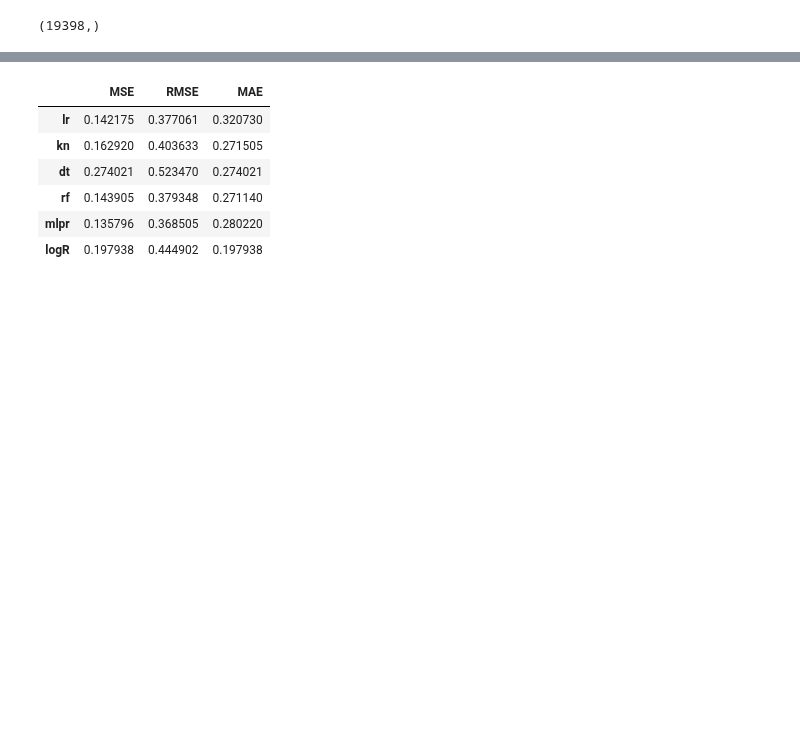
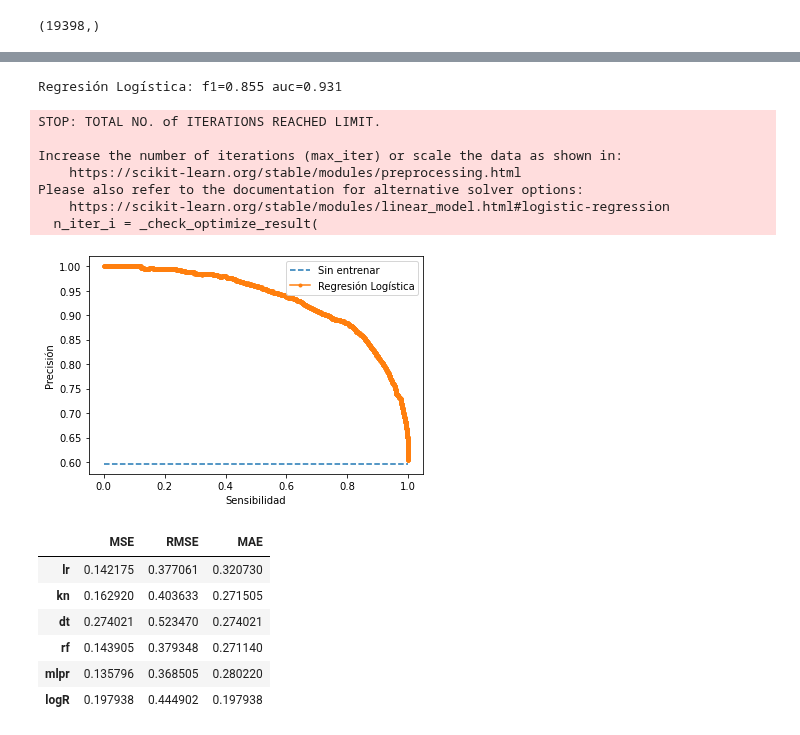
Before and after one commit to robertomanzanolopez/nba_statistics_prediction, a Jupyter notebook: data_exploration.ipynb, the cells around one changed output, grey strips where cells are left out. Drawn from its saved outputs; the diff is of its cells as text; code cells hidden in the pictures; blank space fills up the shorter version.

```diff
--- a/data_exploration.ipynb
+++ b/data_exploration.ipynb
@@ -81,3 +128,39 @@ acc: 0.802     recall: 0.861     precision:0.818     f1:0.839     auc:0.883
+# %%
+def evaluate_Precision_Sensibilidad(estimator, data, target):
+
+    X_train, X_test, y_train, y_test = train_test_split(data,target)
+
+    estimator.fit(X_train, y_train)
+    y_hat = estimator.predict(X_test)
+    probs = estimator.predict_proba(X_test)[:,1]
+
+
+    lr_precision, lr_recall, _ = precision_recall_curve(y_test, probs)
+    lr_f1, lr_auc = f1_score(y_test, y_hat), auc(lr_recall, lr_precision)
+    # Resumimos s
+    print('Regresión Logística: f1=%.3f auc=%.3f' % (lr_f1, lr_auc))
+    # plot the precision-recall curves
+    no_skill = len(y_test[y_test==1]) / len(y_test)
+    plt.plot([0, 1], [no_skill, no_skill], linestyle='--', label='Sin entrenar')
+    plt.plot(lr_recall, lr_precision, marker='.', label='Regresión Logística')
+    #Etiquetas de ejes
+    plt.xlabel('Sensibilidad')
+    plt.ylabel('Precisión')
+    plt.legend()
+    plt.show()
+
+logR = LogisticRegression()
+evaluateSP(logR, data, target)
+# %% [output]
+Regresión Logística: f1=0.855 auc=0.931
+STOP: TOTAL NO. of ITERATIONS REACHED LIMIT.
+
+Increase the number of iterations (max_iter) or scale the data as shown in:
+    https://scikit-learn.org/stable/modules/preprocessing.html
+Please also refer to the documentation for alternative solver options:
+    https://scikit-learn.org/stable/modules/linear_model.html#logistic-regression
+  n_iter_i = _check_optimize_result(
+[figure, added]
 # %%
 metrics_results = pd.DataFrame(columns=['MSE','RMSE', "MAE"])
 
```
Also changed, not shown: parts of 15 cells of this notebook.
